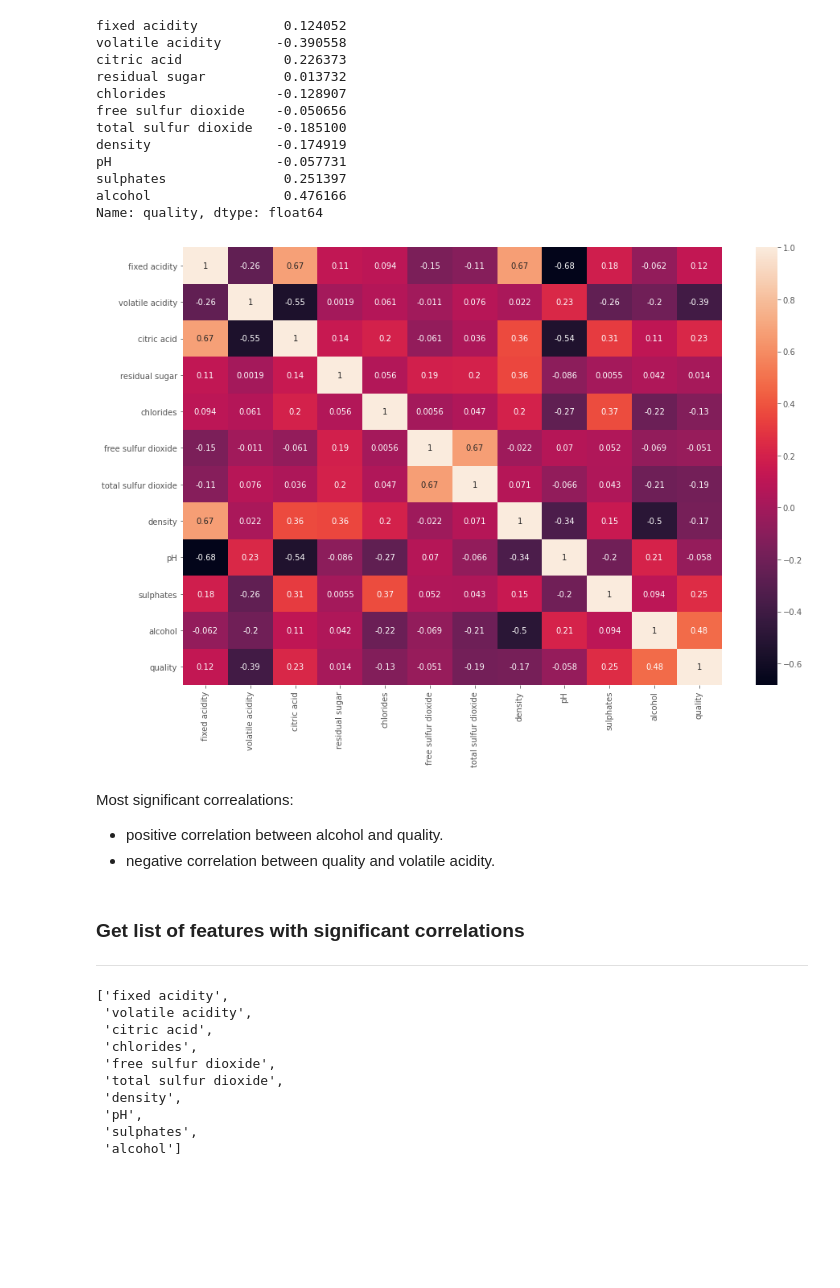
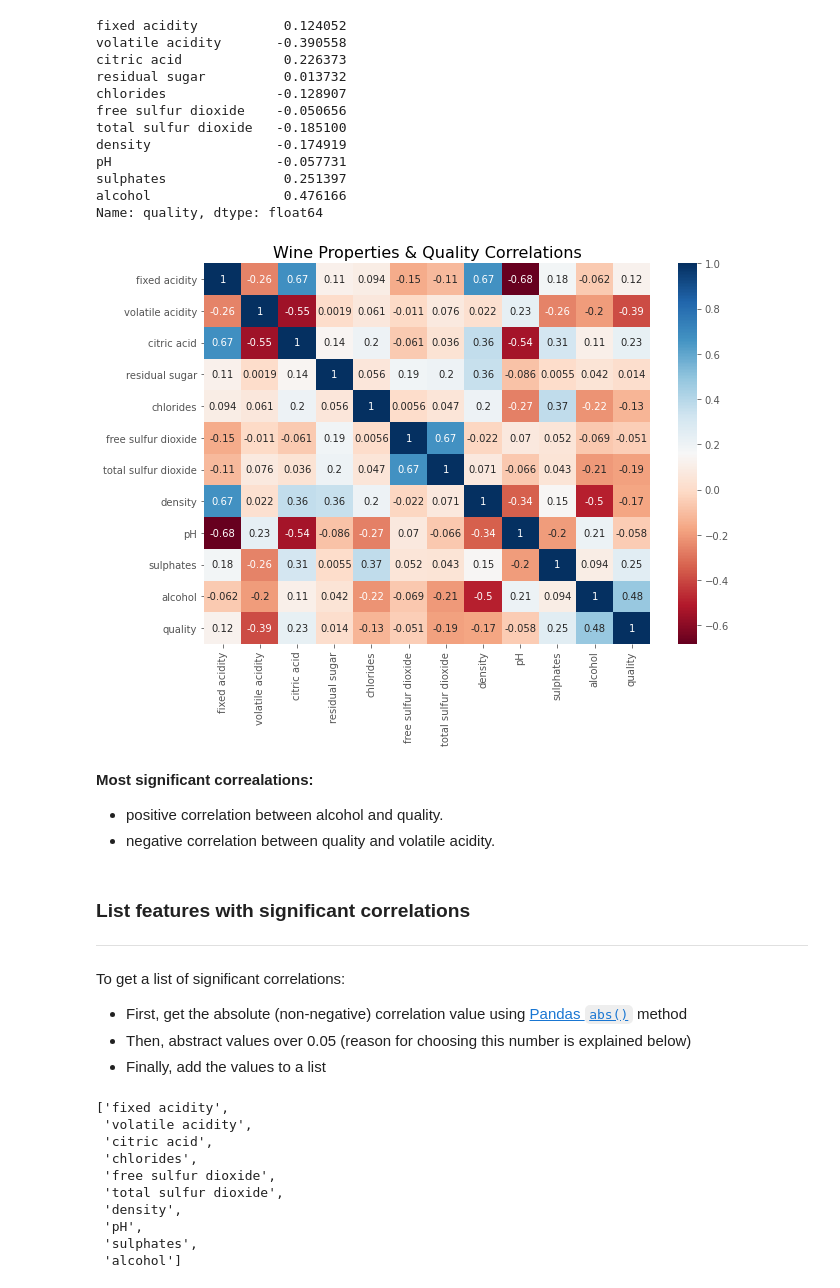
Before and after one commit to Izardo/Machine-Learning-and-Statistics, a Jupyter notebook: scikit-learn.ipynb, the cells around one changed output. Saved outputs shown, nothing was run; the diff lists cells and outputs as text; code cells hidden in the pictures; blank space fills up the shorter version.

```diff
--- a/scikit-learn.ipynb
+++ b/scikit-learn.ipynb
@@ -236,18 +263,31 @@ pH                     -0.057731
 sulphates               0.251397
 alcohol                 0.476166
 Name: quality, dtype: float64
-# %%
-# Correlations heatmap.
-sns.heatmap(df.corr(), annot=True);
-# %% [output]
-[figure, removed]
+# %%
+# Create figure & axis.
+fig, ax = plt.subplots()
+
+# Plot correlations.
+sns.heatmap(df.corr(), annot = True, cmap = 'RdBu')
+
+# Set plot title.
+ax.set_title("Wine Properties & Quality Correlations", fontsize=16);
+# %% [output]
+[figure, added]
 # %% [markdown]
-Most significant correalations:
+<b>Most significant correalations:</b>
 - positive correlation between alcohol and quality.
 - negative correlation between quality and volatile acidity.
 # %% [markdown]
-### Get list of features with significant correlations
+
+### List features with significant correlations
 ***
+# %% [markdown]
+To get a list of significant correlations:
+
+- First, get the absolute (non-negative) correlation value using [Pandas `abs()`](https://pandas.pydata.org/docs/reference/api/pandas.DataFrame.abs.html) method
+- Then, abstract values over 0.05 (reason for choosing this number is explained below)
+- Finally, add the values to a list
 # %%
 # Gets absolute numeric values of correlation results.
 abs_corrs = correlations.abs()
```
Also changed, not shown: parts of 66 cells of this notebook, 3 other files.
